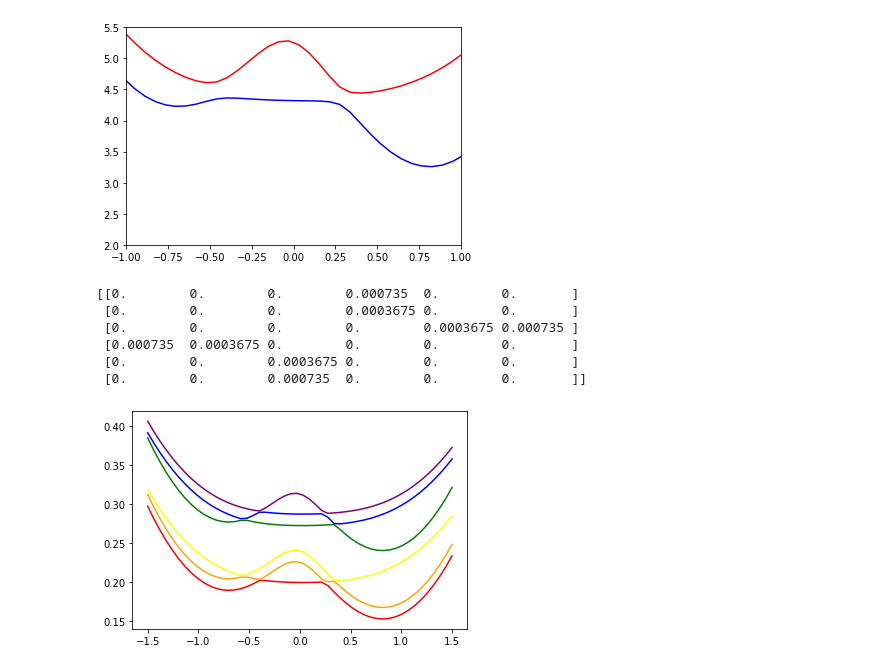
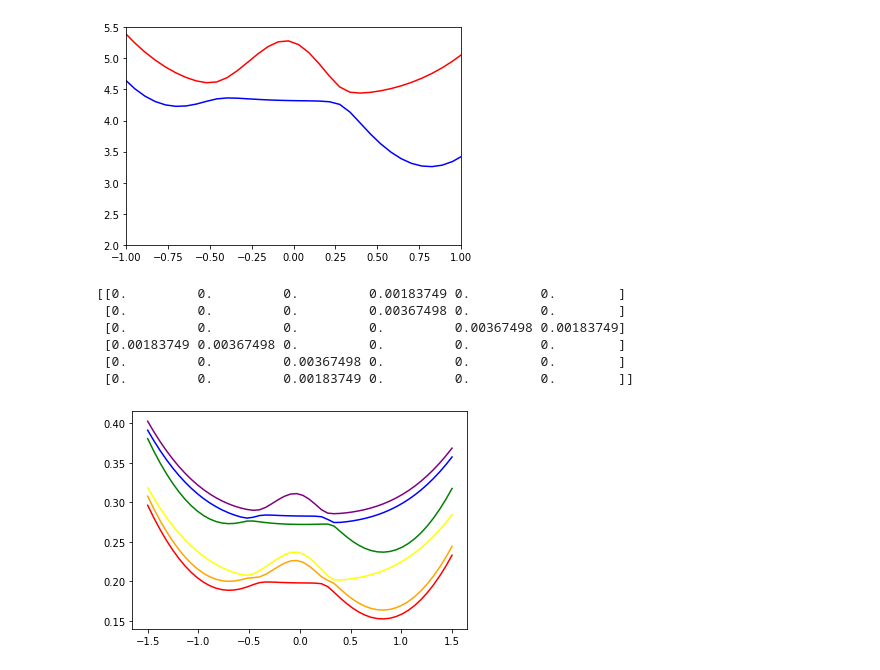
Before and after one commit to FoleyLab/PyCQED, a Jupyter notebook: Polariton_Hamiltonian.ipynb, the cells around one changed output. Drawn from its saved outputs; the diff is of its cells as text; code cells hidden in the pictures.

```diff
--- a/Polariton_Hamiltonian.ipynb
+++ b/Polariton_Hamiltonian.ipynb
@@ -316,13 +316,13 @@ plt.show()
 # %% [output]
 [figure]
 # %%
-om1 = (2.18-0.2)/27.211
-om2 = (2.18+0.2)/27.211
+om1 = (2.3)/27.211
+om2 = (2.0)/27.211
 ### hbar g_c in atomic units
 #g1 = 0.136/27.211
 #g2 = 0.136/27.211
-g1 = 0.02/27.211
-g2 = 0.01/27.211
+g1 = 0.05/27.211
+g2 = 0.1/27.211
 
 ### form empty arrays for lower and upper polariton surface
 P1 = np.zeros_like(rlist)
@@ -359,37 +359,37 @@ print(Ht)
 
 for i in range(0,len(rlist)):
     r = rlist[i]
     PES = E_of_R(r)
     for j in range(0,6):
         ket = Vec1[j,:]
         Ht[j,j] = (ket[0]+1/2)*om1 + (ket[1]+1/2)*om2 + PES[int(ket[2])]
         tmpH = np.copy(Ht)
         vals, vecs = LA.eig(Ht)
         idx = vals.argsort()[::1]
         vals = vals[idx]
         P1[i] = vals[0]
         P2[i] = vals[1]
         P3[i] = vals[2]
         P4[i] = vals[3]
         P5[i] = vals[4]
         P6[i] = vals[5]
 
 
 plt.plot(rlist, P1, 'red')
 plt.plot(rlist, P2, 'orange')
 plt.plot(rlist, P3, 'yellow')
 plt.plot(rlist, P4, 'green')
 plt.plot(rlist, P5, 'blue')
 plt.plot(rlist, P6, 'purple')
 
 #plt.xlim(-1,1)
 #plt.ylim(2,5.5)
 plt.show()
 # %% [output]
-[[0.        0.        0.        0.000735  0.        0.       ]
- [0.        0.        0.        0.0003675 0.        0.       ]
- [0.        0.        0.        0.        0.0003675 0.000735 ]
- [0.000735  0.0003675 0.        0.        0.        0.       ]
- [0.        0.        0.0003675 0.        0.        0.       ]
- [0.        0.        0.000735  0.        0.        0.       ]]
+[[0.         0.         0.         0.00183749 0.         0.        ]
+ [0.         0.         0.         0.00367498 0.         0.        ]
+ [0.         0.         0.         0.         0.00367498 0.00183749]
+ [0.00183749 0.00367498 0.         0.         0.         0.        ]
+ [0.         0.         0.00367498 0.         0.         0.        ]
+ [0.         0.         0.00183749 0.         0.         0.        ]]
-[figure, old version]
+[figure, new version]
```
